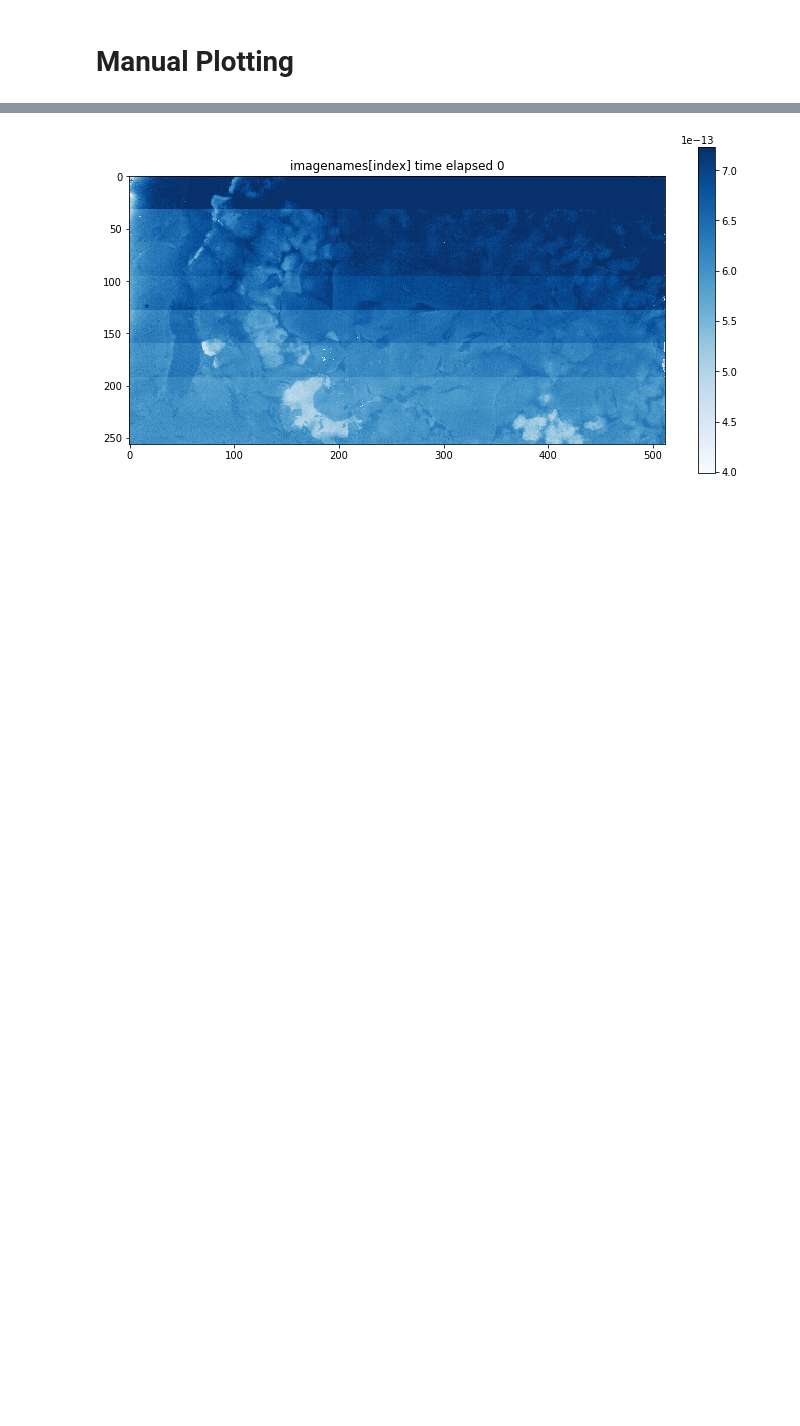
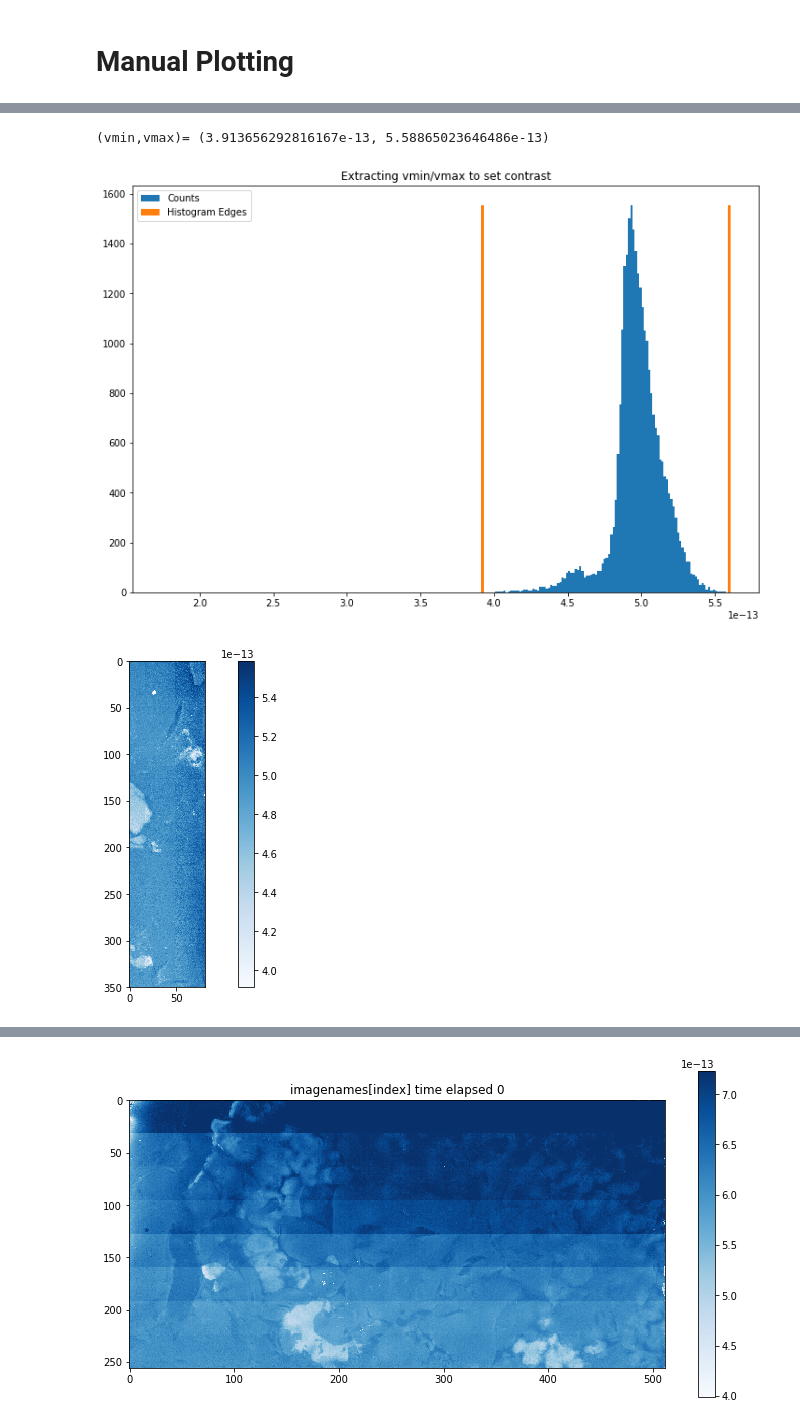
Before and after one commit to JTomI/Larkin-Hybiscus, a Jupyter notebook: Minerva_Tools/Minerva_Plotting.ipynb, the cells around one changed output, grey strips where cells are left out. Drawn from its saved outputs; the diff is of its cells as text; code cells hidden in the pictures; blank space fills up the shorter version.

```diff
--- a/Minerva_Tools/Minerva_Plotting.ipynb
+++ b/Minerva_Tools/Minerva_Plotting.ipynb
@@ -95,0 +119,11 @@ final_images.shape
+# %%
+i=100;j=381
+vmin,vmax = get_hist(data=final_images[i][50:400,175:256],figsize=(12,8))
+# vmin,vmax = get_hist(data=final_images[j][50:400,175:256],figsize=(12,8))
+plot_single(data=final_images[i][50:400,175:256],vmin=vmin,vmax=vmax);
+
+plot_single(data=final_images[j][50:400,175:256],vmin=vmin,vmax=vmax);
+# %% [output]
+(vmin,vmax)= (3.913656292816167e-13, 5.58865023646486e-13)
+[figure, added]
+[figure, added]
```
Also changed, not shown: parts of 9 cells of this notebook, 1 other file.
